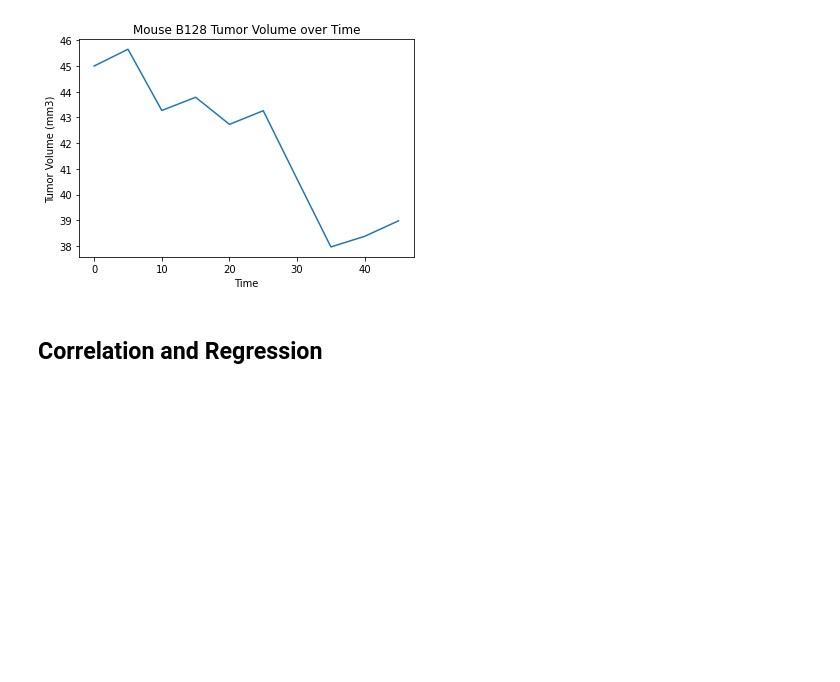
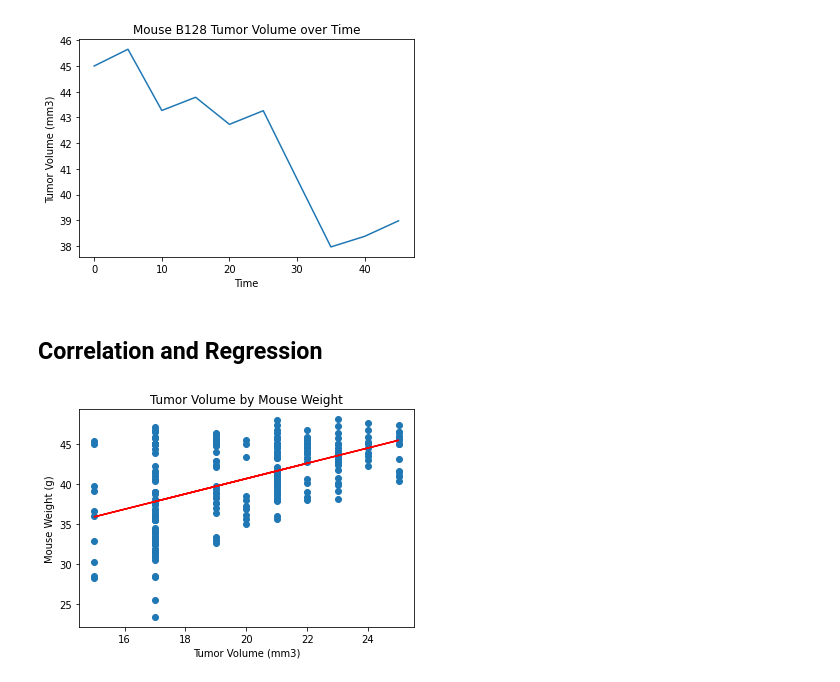
Before and after one commit to DuncanMPlate/matplotlib_challenge, a Jupyter notebook: pymaceuticals.ipynb, the cells around one changed output. Cells and saved outputs as stored; diff of their text form; code cells hidden in the pictures; blank space fills up the shorter version.

```diff
--- a/pymaceuticals.ipynb
+++ b/pymaceuticals.ipynb
@@ -402,3 +407,15 @@ plt.show()
 # %%
 # Calculate the correlation coefficient and linear regression model
 # for mouse weight and average tumor volume for the Capomulin regimen
+# %%
+(slope, intercept, rvalue, pvalue, stderr) = st.linregress(weight_cap, Capomulin_data)
+regress_values = weight_cap*slope + intercept
+line_eq = 'y =' + str(round(slope, 2)) + 'x+' +str(round(intercept,2))
+plt.scatter(weight_cap, Capomulin_data)
+plt.plot(weight_cap, regress_values, 'r-')
+plt.title("Tumor Volume by Mouse Weight")
+plt.xlabel("Tumor Volume (mm3)")
+plt.ylabel("Mouse Weight (g)")
+plt.show()
+# %% [output]
+[figure, added]
```
Also changed, not shown: parts of 6 cells of this notebook.
